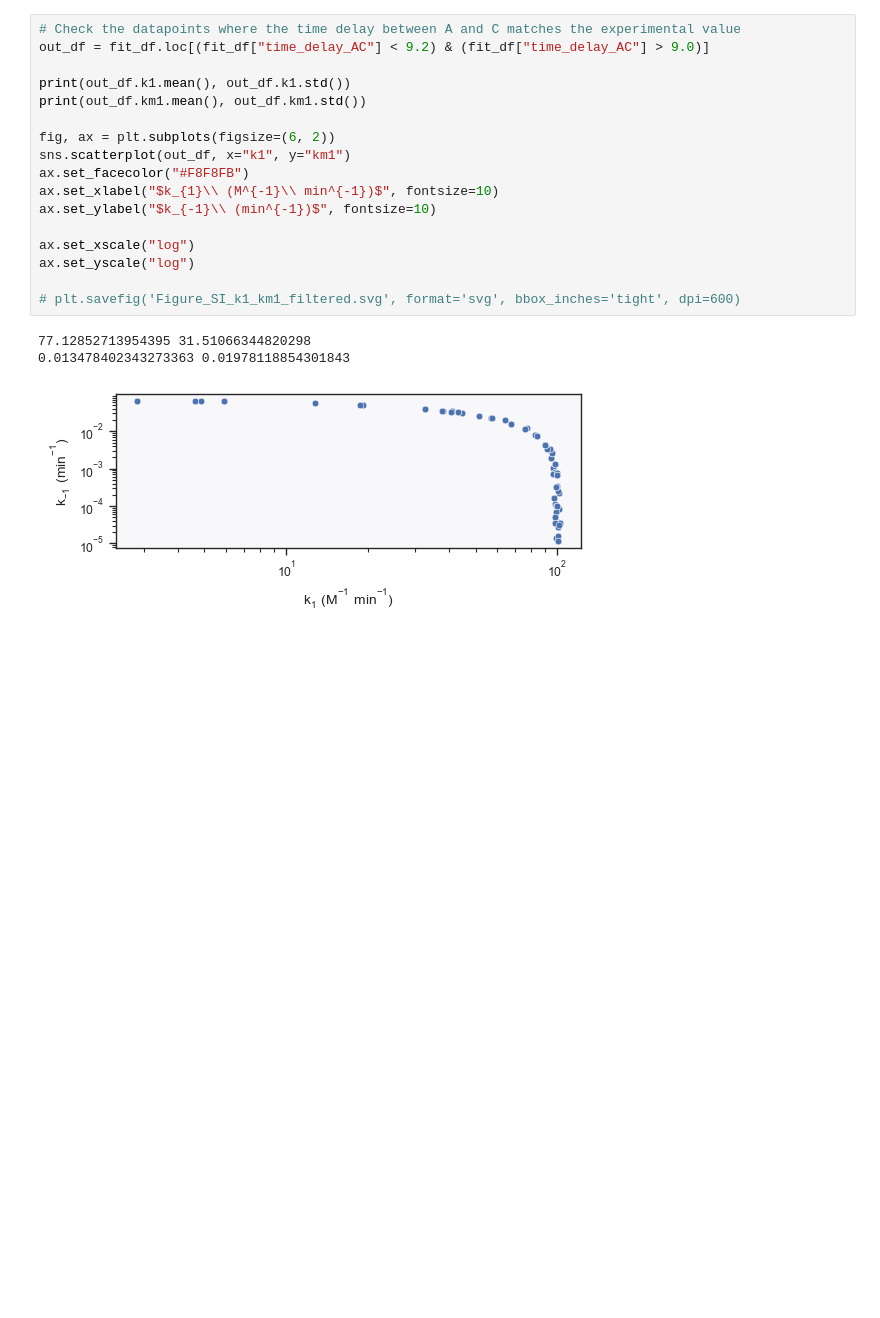
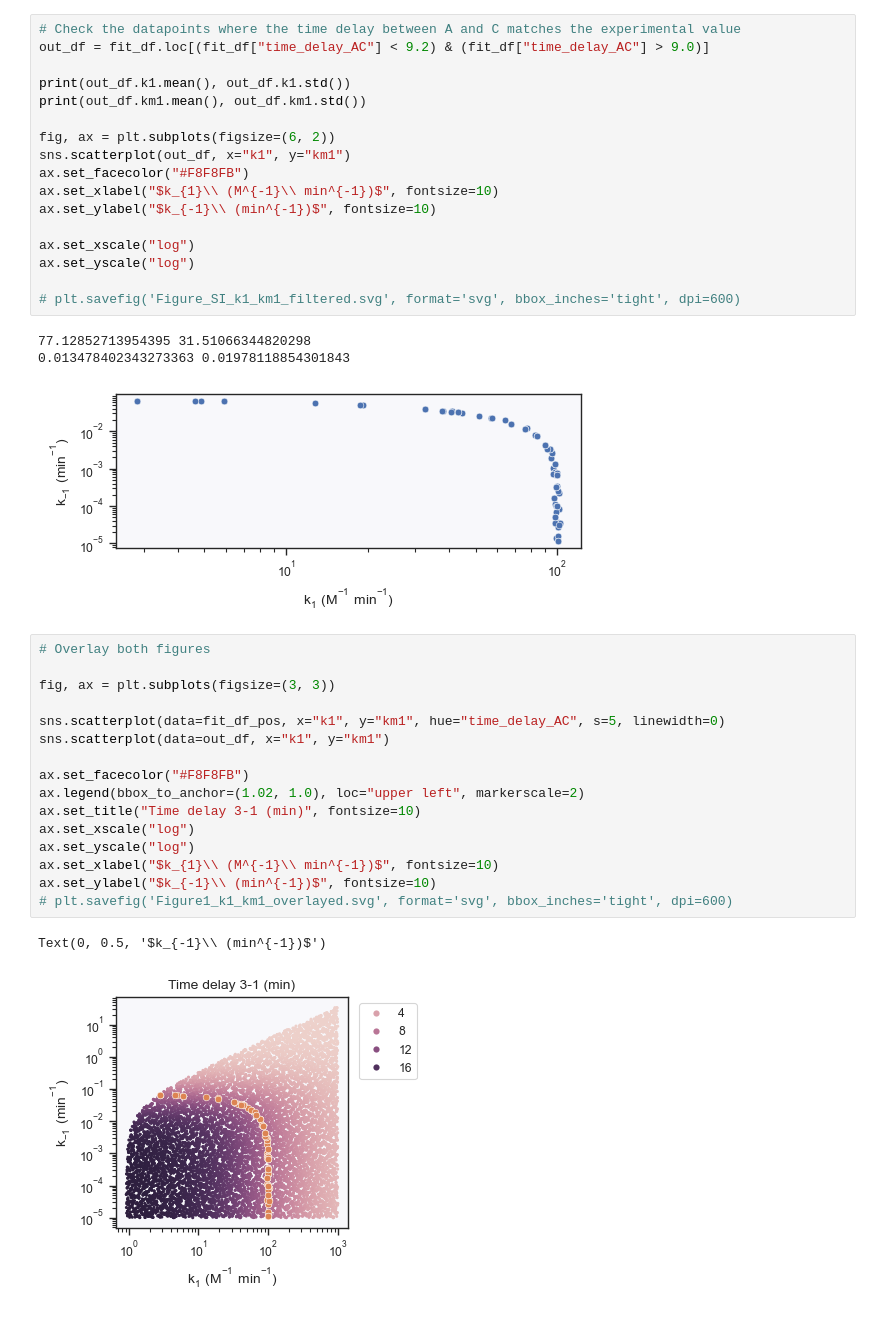
Before and after one commit to S2MOs/Oscillocat, a Jupyter notebook: Figure2/Figure2_Model.ipynb, the cells around one changed output. Drawn from its saved outputs; the diff is of its cells as text; blank space fills up the shorter version.

Commit message:
Add an extra analysis to Figure 2 model

```diff
--- a/Figure2/Figure2_Model.ipynb
+++ b/Figure2/Figure2_Model.ipynb
@@ -310,3 +302,22 @@ ax.set_yscale("log")
 77.12852713954395 31.51066344820298
 0.013478402343273363 0.01978118854301843
 [figure]
+# %%
+# Overlay both figures
+
+fig, ax = plt.subplots(figsize=(3, 3))
+
+sns.scatterplot(data=fit_df_pos, x="k1", y="km1", hue="time_delay_AC", s=5, linewidth=0)
+sns.scatterplot(data=out_df, x="k1", y="km1")
+
+ax.set_facecolor("#F8F8FB")
+ax.legend(bbox_to_anchor=(1.02, 1.0), loc="upper left", markerscale=2)
+ax.set_title("Time delay 3-1 (min)", fontsize=10)
+ax.set_xscale("log")
+ax.set_yscale("log")
+ax.set_xlabel("$k_{1}\\ (M^{-1}\\ min^{-1})$", fontsize=10)
+ax.set_ylabel("$k_{-1}\\ (min^{-1})$", fontsize=10)
+# plt.savefig('Figure1_k1_km1_overlayed.svg', format='svg', bbox_inches='tight', dpi=600)
+# %% [output]
+Text(0, 0.5, '$k_{-1}\\ (min^{-1})$')
+[figure, added]
```
Also changed, not shown: parts of 1 cell of this notebook.
